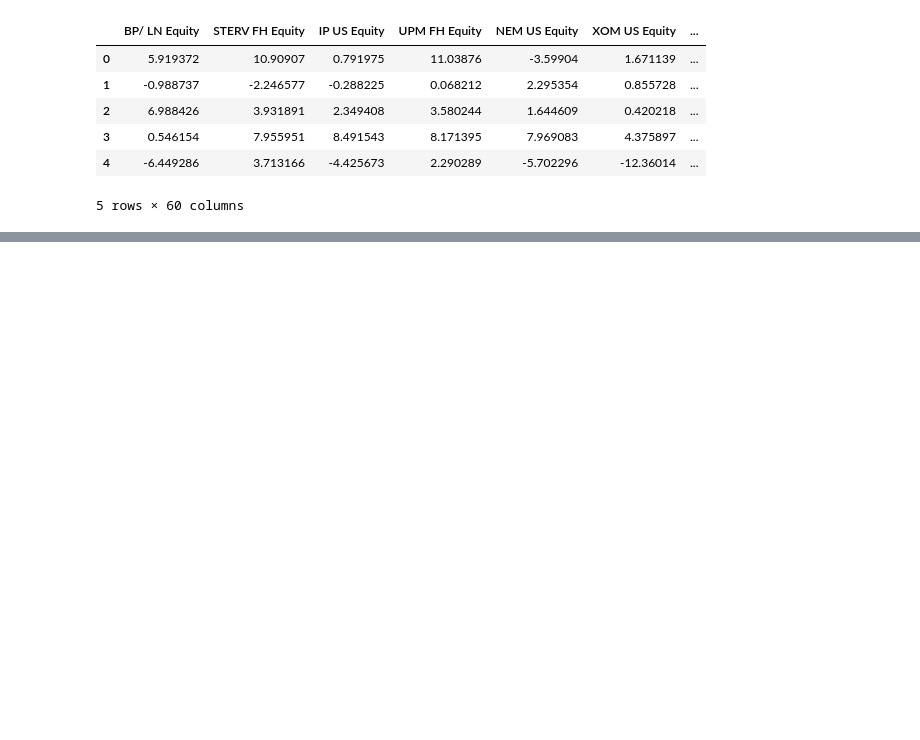
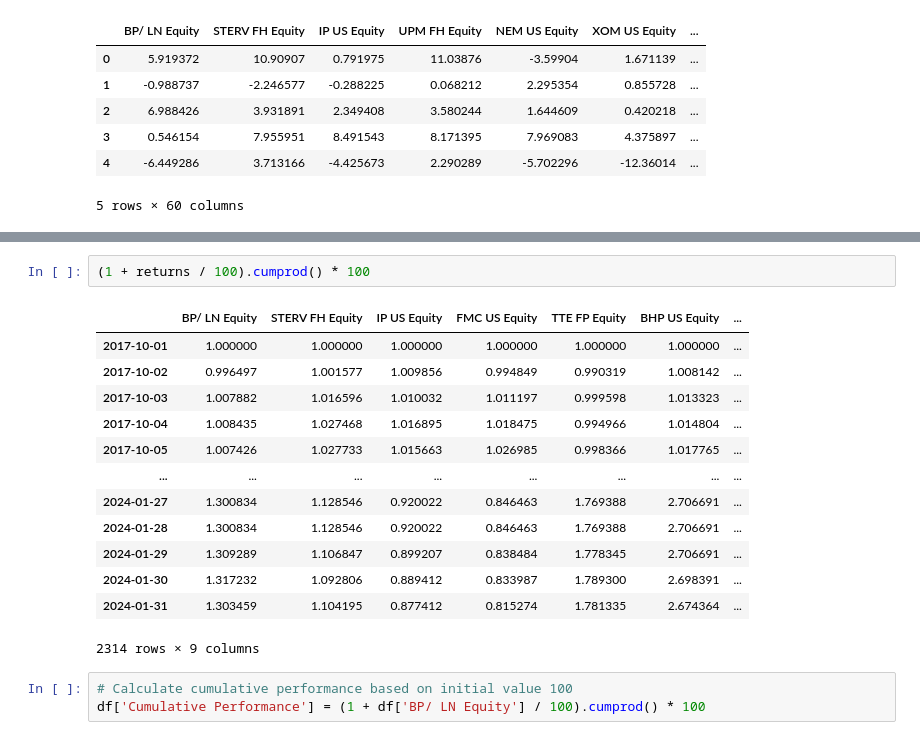
Before and after one commit to JoseAngelGarciaSanchez/Impact-of-Sentiment-analysis-on-Energy-Sector-Stock-Prices, a Jupyter notebook: src/lab.ipynb, the cells around one changed output, grey strips where cells are left out. Saved outputs shown, nothing was run; the diff lists cells and outputs as text; blank space fills up the shorter version.

```diff
--- a/src/lab.ipynb
+++ b/src/lab.ipynb
@@ -288,0 +399,19 @@ df_tweets.head()
+# %%
+(1 + returns / 100).cumprod() * 100
+# %% [output]
+|  | BP/ LN Equity | STERV FH Equity | IP US Equity | FMC US Equity | TTE FP Equity | BHP US Equity | ... |
+| 2017-10-01 | 1.000000 | 1.000000 | 1.000000 | 1.000000 | 1.000000 | 1.000000 | ... |
+| 2017-10-02 | 0.996497 | 1.001577 | 1.009856 | 0.994849 | 0.990319 | 1.008142 | ... |
+| 2017-10-03 | 1.007882 | 1.016596 | 1.010032 | 1.011197 | 0.999598 | 1.013323 | ... |
+| 2017-10-04 | 1.008435 | 1.027468 | 1.016895 | 1.018475 | 0.994966 | 1.014804 | ... |
+| 2017-10-05 | 1.007426 | 1.027733 | 1.015663 | 1.026985 | 0.998366 | 1.017765 | ... |
+| ... | ... | ... | ... | ... | ... | ... | ... |
+| 2024-01-27 | 1.300834 | 1.128546 | 0.920022 | 0.846463 | 1.769388 | 2.706691 | ... |
+| 2024-01-28 | 1.300834 | 1.128546 | 0.920022 | 0.846463 | 1.769388 | 2.706691 | ... |
+| 2024-01-29 | 1.309289 | 1.106847 | 0.899207 | 0.838484 | 1.778345 | 2.706691 | ... |
+| 2024-01-30 | 1.317232 | 1.092806 | 0.889412 | 0.833987 | 1.789300 | 2.698391 | ... |
+| 2024-01-31 | 1.303459 | 1.104195 | 0.877412 | 0.815274 | 1.781335 | 2.674364 | ... |
+2314 rows × 9 columns
+# %%
+# Calculate cumulative performance based on initial value 100
+df['Cumulative Performance'] = (1 + df['BP/ LN Equity'] / 100).cumprod() * 100
```
Also changed, not shown: parts of 6 cells of this notebook.
